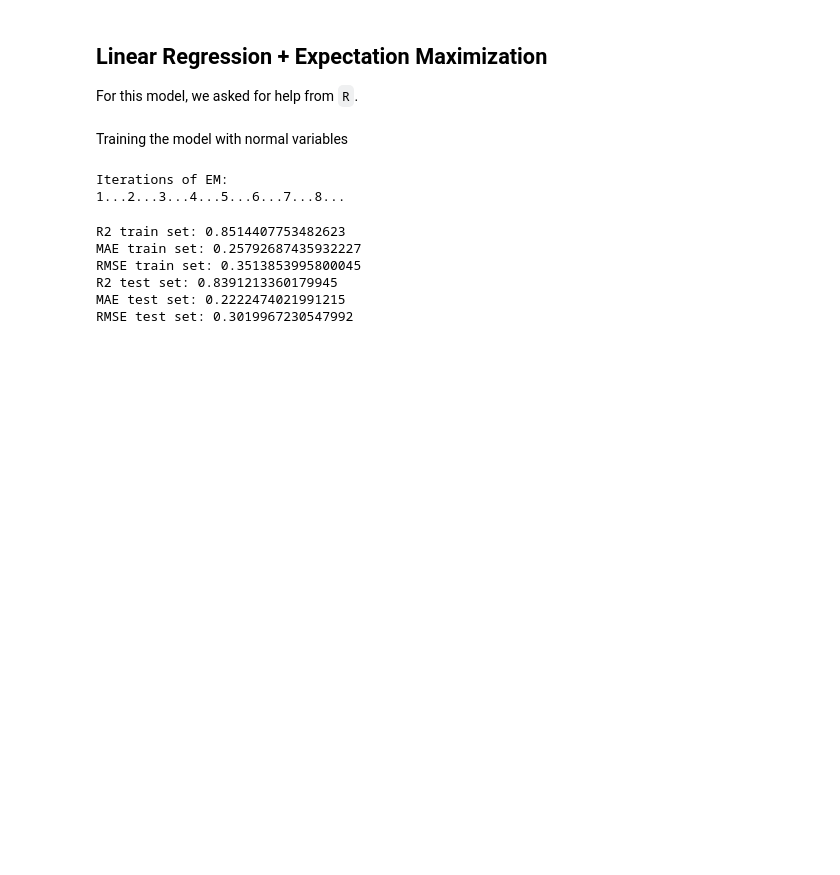
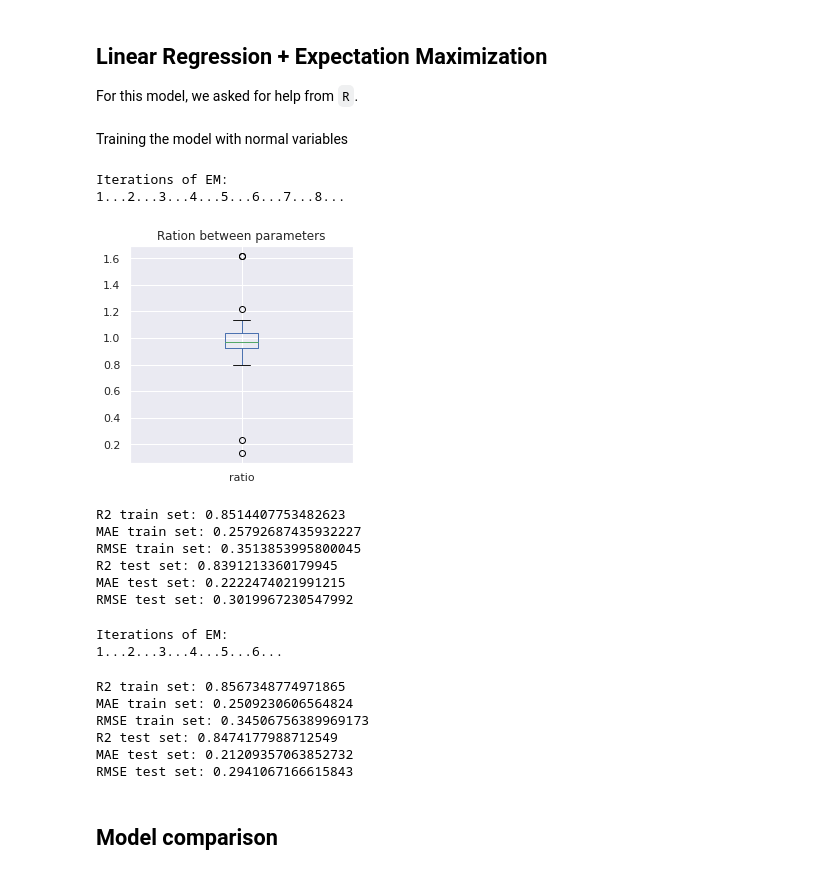
Before and after one commit to lucasmoschen/machine-learning-project, a Jupyter notebook: notebooks/model_ozone.ipynb, the cells around one changed output. Drawn from its saved outputs; the diff is of its cells as text; code cells hidden in the pictures; blank space fills up the shorter version.

```diff
--- a/notebooks/model_ozone.ipynb
+++ b/notebooks/model_ozone.ipynb
@@ -1055,6 +1055,16 @@ Sigma_yy = params['sigma'][-1,-1]
 inv_Sigma_XX = np.linalg.inv(Sigma_XX)
 
 beta = np.hstack([mu_y - Sigma_yX@inv_Sigma_XX@mu_X, Sigma_yX@inv_Sigma_XX]).reshape(-1,1)
+# %%
+diff_regression = pd.DataFrame({'linear-regression': resl.params.values,
+                                'linear-regression-em': beta.flatten(),
+                                'ratio': resl.params.values/beta.flatten()},
+                                 index = res.params.index)
+# %%
+diff_regression.ratio.plot.box(figsize = (4,4), title = 'Ration between parameters');
+plt.savefig(IMAGES_FOLDER+'boxplot_ratio_linear_regression.eps', bbox_inches = 'tight')
+# %% [output]
+[figure, added]
 # %%
 y_pred = x_test_SP@beta[1:] + beta[0]
 
@@ -1081,0 +1105,11 @@ RMSE test set: 0.3019967230547992
+# %%
+X_r = FloatVector(df_train_2.values.flatten())
+m = r['matrix'](X_r, ncol = df_train_2.shape[1], byrow = True)
+
+s = norm.prelim_norm(m)
+theta = norm.em_norm(s)
+params = norm.getparam_norm(s,theta,corr=False)
+params = dict(zip(params.names, map(np.array,list(params))))
+# %% [output]
+Iterations of EM:
+1...2...3...4...5...6...
@@ -1081,0 +1128,26 @@ RMSE test set: 0.3019967230547992
+# %%
+y_pred = x_test_SP_poly[best_features]@beta[1:] + beta[0]
+
+y_train_pred = x_train_SP_poly[best_features]@beta[1:] + beta[0]
+
+r2_train = r2_score(y_train_o3, y_train_pred)
+r2_test  = r2_score(y_test_o3, y_pred)
+mae_train = mean_absolute_error(y_train_o3, y_train_pred)
+mae_test  = mean_absolute_error(y_test_o3, y_pred)
+rmse_train = mean_squared_error(y_train_o3, y_train_pred, squared = False)
+rmse_test  = mean_squared_error(y_test_o3, y_pred, squared = False)
+
+utility.save_metrics("O3", 8, "linear_regression_em_best_features",
+                     {},
+                     r2_train, r2_test, mae_train, mae_test, rmse_train, rmse_test)
+
+utility.print_results(r2_train, r2_test, mae_train, mae_test, rmse_train, rmse_test)
+# %% [output]
+R2 train set: 0.8567348774971865
+MAE train set: 0.2509230606564824
+RMSE train set: 0.34506756389969173
+R2 test set: 0.8474177988712549
+MAE test set: 0.21209357063852732
+RMSE test set: 0.2941067166615843
+# %% [markdown]
+## Model comparison
```
Also changed, not shown: parts of 13 cells of this notebook, 5 other files.
